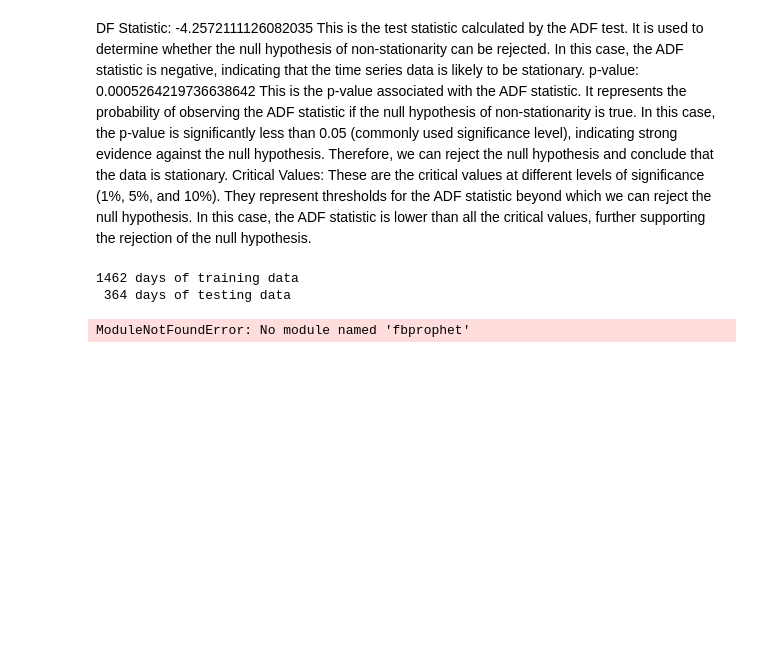
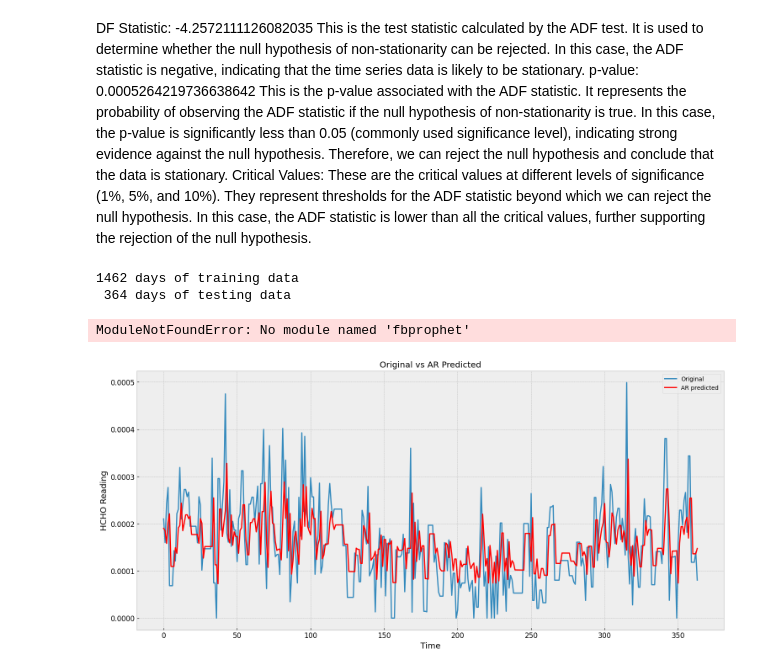
Before and after one commit to Esandu-Meth-Obadaarachchi/HCHO-level-Time-series-forecasting, a Jupyter notebook: DE_3_Analysis_and_.ipynb, the cells around one changed output. Cells and saved outputs as stored; diff of their text form; code cells hidden in the pictures; blank space fills up the shorter version.

Commit message:
plotted the AR results

```diff
--- a/DE_3_Analysis_and_.ipynb
+++ b/DE_3_Analysis_and_.ipynb
@@ -467,3 +467,16 @@ for t in tqdm(range(len(colombo_test['HCHO reading']))):
 yhat = pd.Series(yhat, index=colombo_test.index)
 resultsDict['AR'] = mean_squared_error(colombo_test['HCHO reading'], yhat)
 predictionsDict['AR'] = yhat
+# %%
+import matplotlib.pyplot as plt
+
+# Plot the results
+plt.plot(colombo_test['HCHO reading'].values, label='Original')
+plt.plot(yhat.values, color='red', label='AR predicted')
+plt.legend()
+plt.title('Original vs AR Predicted')
+plt.xlabel('Time')
+plt.ylabel('HCHO Reading')
+plt.show()
+# %% [output]
+[figure, added]
```
